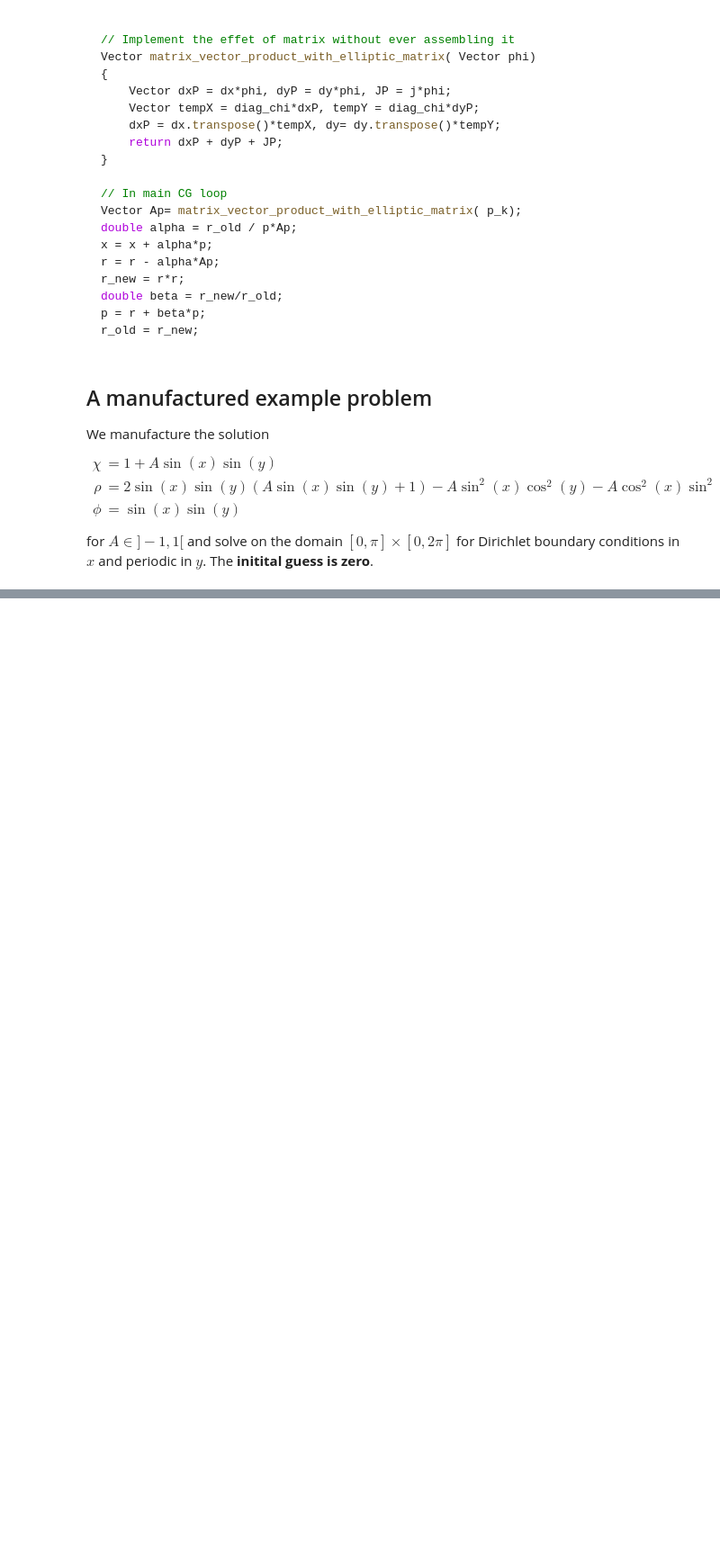
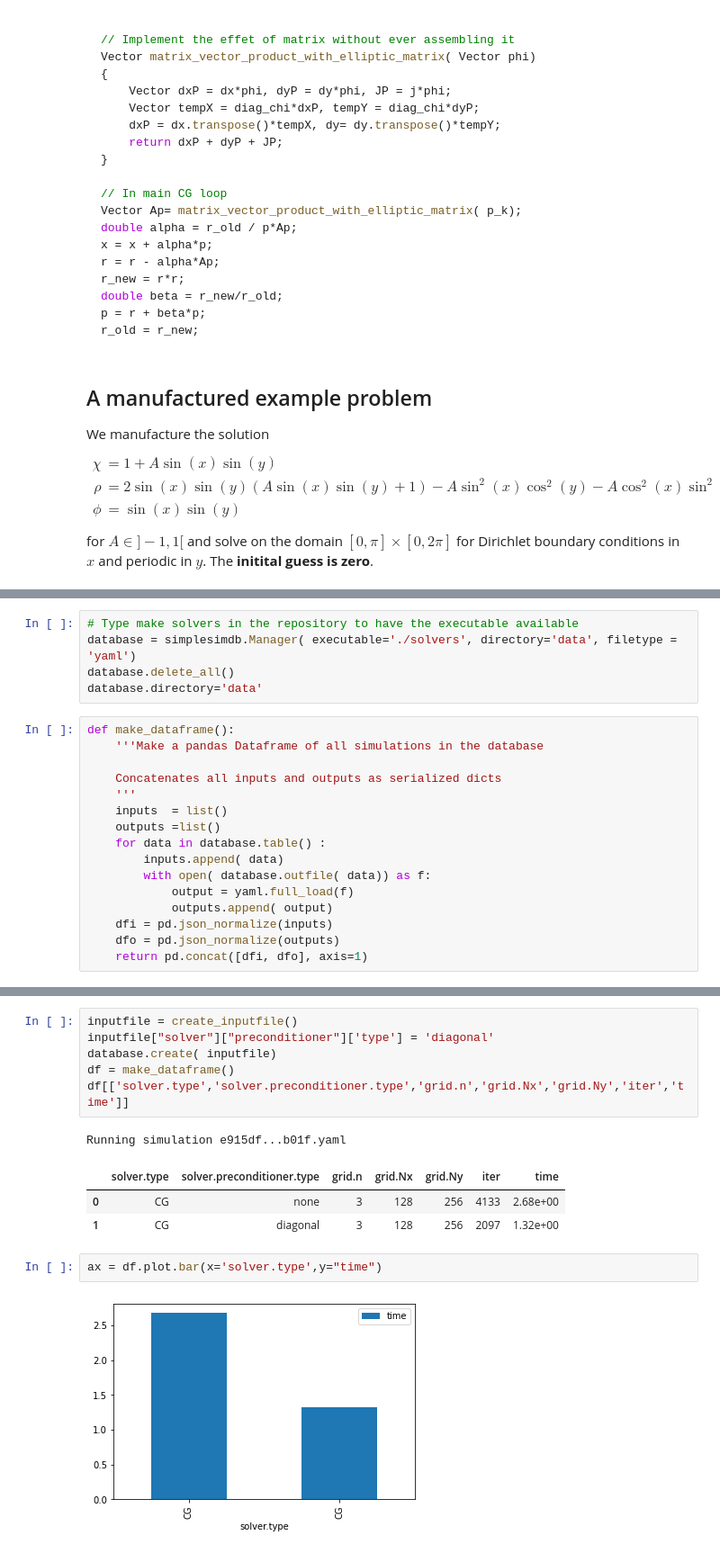
Before and after one commit to mwiesenberger/solvers, a Jupyter notebook: matrix-free.ipynb, the cells around one changed output, grey strips where cells are left out. Shown: that part at 90% size. Cells and saved outputs as stored; diff of their text form; blank space fills up the shorter version.

```diff
--- a/matrix-free.ipynb
+++ b/matrix-free.ipynb
@@ -151,0 +163,21 @@ def create_inputfile ():
+# %%
+# Type make solvers in the repository to have the executable available
+database = simplesimdb.Manager( executable='./solvers', directory='data', filetype = 'yaml')
+database.delete_all()
+database.directory='data'
+# %%
+def make_dataframe():
+    '''Make a pandas Dataframe of all simulations in the database
+
+    Concatenates all inputs and outputs as serialized dicts
+    '''
+    inputs  = list()
+    outputs =list()
+    for data in database.table() :
+        inputs.append( data)
+        with open( database.outfile( data)) as f:
+            output = yaml.full_load(f)
+            outputs.append( output)
+    dfi = pd.json_normalize(inputs)
+    dfo = pd.json_normalize(outputs)
+    return pd.concat([dfi, dfo], axis=1)
@@ -151,0 +219,15 @@ def create_inputfile ():
+# %%
+inputfile = create_inputfile()
+inputfile["solver"]["preconditioner"]['type'] = 'diagonal'
+database.create( inputfile)
+df = make_dataframe()
+df[['solver.type','solver.preconditioner.type','grid.n','grid.Nx','grid.Ny','iter','time']]
+# %% [output]
+Running simulation e915df...b01f.yaml
+|  | solver.type | solver.preconditioner.type | grid.n | grid.Nx | grid.Ny | iter | time |
+| 0 | CG | none | 3 | 128 | 256 | 4133 | 2.68e+00 |
+| 1 | CG | diagonal | 3 | 128 | 256 | 2097 | 1.32e+00 |
+# %%
+ax = df.plot.bar(x='solver.type',y="time")
+# %% [output]
+[figure, added]
```
Also changed, not shown: parts of 29 cells of this notebook.
